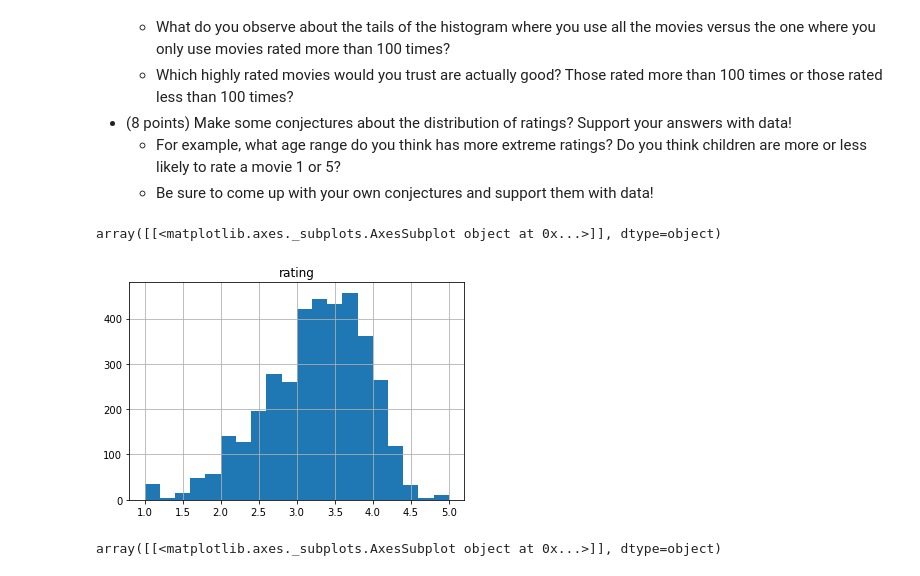
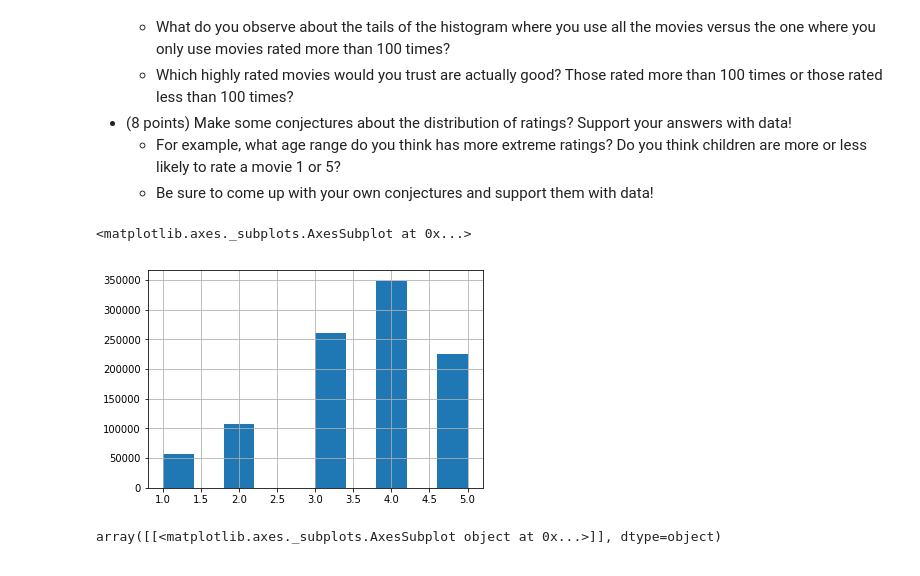
Before and after one commit to tianhaopx/Case-Study-of-Data-Science, a Jupyter notebook: CaseStudy2/CaseStudy2.ipynb, the cells around one changed output. Saved outputs shown, nothing was run; the diff lists cells and outputs as text; code cells hidden in the pictures.

```diff
--- a/CaseStudy2/CaseStudy2.ipynb
+++ b/CaseStudy2/CaseStudy2.ipynb
@@ -288,17 +291,16 @@ X.plot()
 # %%
 #-------------------------------
 # Your code goes here.
 # Add as many cells as you need
 #-------------------------------
 
 # Plot a histogram of the ratings of all movies.
 import matplotlib.pylab as py
 
-X=data.pivot_table('rating',index='title',aggfunc='mean')
-X.hist(bins = 20)
+data['rating'].hist()
 # %% [output]
-array([[<matplotlib.axes._subplots.AxesSubplot object at 0x...>]], dtype=object)
+<matplotlib.axes._subplots.AxesSubplot at 0x...>
-[figure, old version]
+[figure, new version]
 # %%
 # Plot a histogram of the number of ratings each movie recieved.
 X=data.pivot_table('rating',index='title',aggfunc='count')
```
Also changed, not shown: parts of 11 cells of this notebook.
